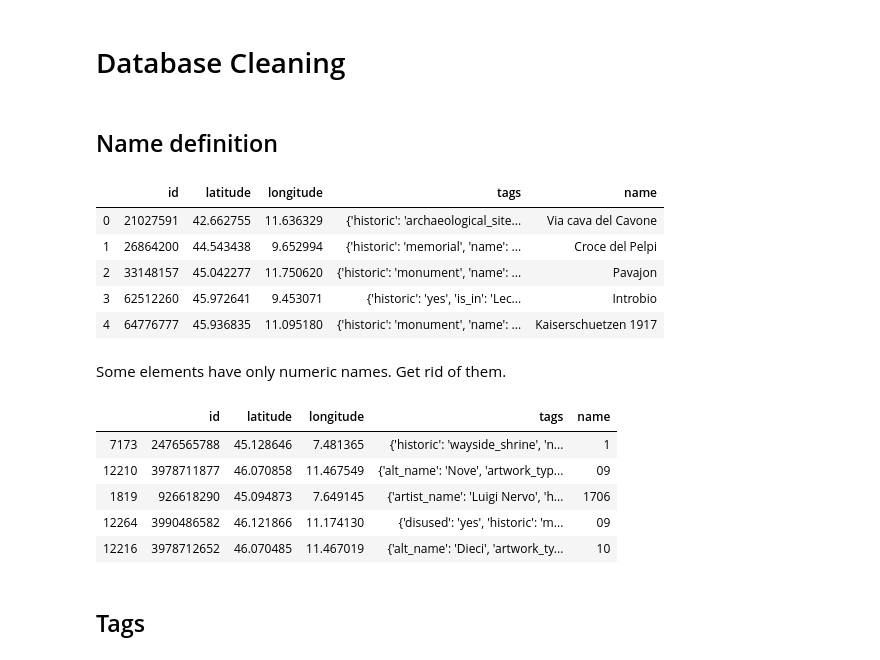
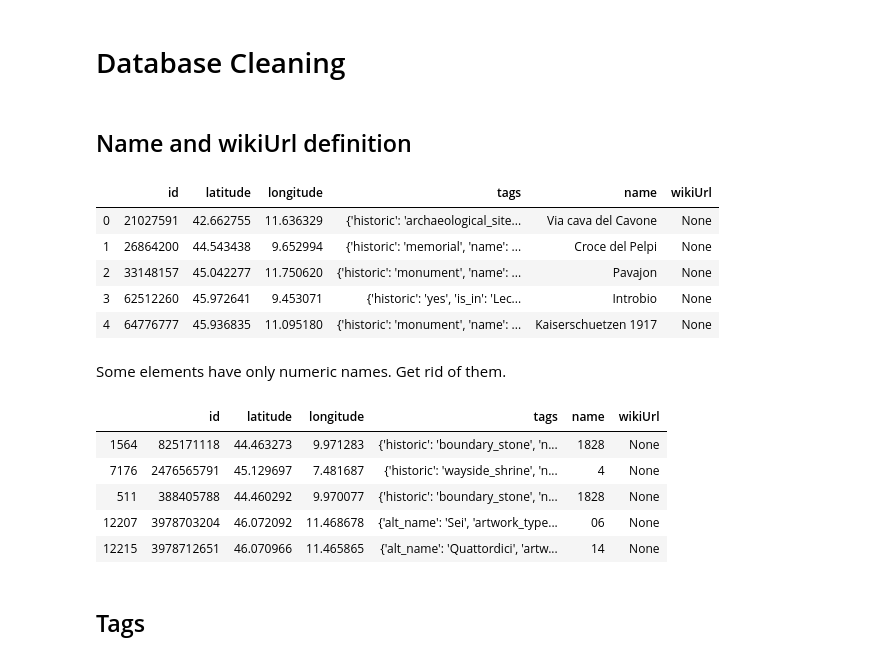
Before and after one commit to jacogasp/monuments, a Jupyter notebook: Scripts/Database.ipynb, the cells around one changed output. Saved outputs shown, nothing was run; the diff lists cells and outputs as text; code cells hidden in the pictures.

```diff
--- a/Scripts/Database.ipynb
+++ b/Scripts/Database.ipynb
@@ -117,29 +117,64 @@ df.head()
 # %% [markdown]
 # Database Cleaning
 # %% [markdown]
-## Name definition
+## Name and wikiUrl definition
-# %%
-df["name"] = df.apply(lambda x: x.tags["name"], axis=1)
-df.head()
-# %% [output]
-|  | id | latitude | longitude | tags | name |
-| 0 | 21027591 | 42.662755 | 11.636329 | {'historic': 'archaeological_site... | Via cava del Cavone |
-| 1 | 26864200 | 44.543438 | 9.652994 | {'historic': 'memorial', 'name': ... | Croce del Pelpi |
-| 2 | 33148157 | 45.042277 | 11.750620 | {'historic': 'monument', 'name': ... | Pavajon |
-| 3 | 62512260 | 45.972641 | 9.453071 | {'historic': 'yes', 'is_in': 'Lec... | Introbio |
-| 4 | 64776777 | 45.936835 | 11.095180 | {'historic': 'monument', 'name': ... | Kaiserschuetzen 1917 |
+# %%
+def wikipedia_url(tags):
+    if "wikipedia" in tags:
+        wiki = tags["wikipedia"]
+        if "https" not in wiki:
+            base_url = "https://%s.wikipedia.org/wiki/%s"
+
+            if len(wiki.split(":")) > 1:
+                lang, name = wiki.split(":")
+                name = "_".join(name.split(" "))
+            else:
+                lang = "it"
+                name = "_".join(wiki.split(" "))
+            return "https://%s.wikipedia.org/wiki/%s" % (lang, name)
+        else:
+            return wiki
+
+def wiki_pageid(tags):
+    if "wikipedia" in tags:
+        wiki = tags["wikipedia"]
+
+        if "https" in wiki:
+            pageid = wiki.split("/")[-1]
+            extension = pageid.split(".")
+
+            if len(extension) > 1:
+                return None
+            pageid = " ".join(pageid.split("_"))
+            lang = wiki.split("/")[2].split(".")[0]
+            return f"{lang}:pageid"
+        else:
+            if len(wiki.split(":")) == 2:
+                return wiki
+
+
+df["name"] = df.apply(lambda x: x.tags["name"], axis=1)
+df["wikiUrl"] = df.apply(lambda x: wiki_pageid(x.tags), axis=1)
+df.head()
+# %% [output]
+|  | id | latitude | longitude | tags | name | wikiUrl |
+| 0 | 21027591 | 42.662755 | 11.636329 | {'historic': 'archaeological_site... | Via cava del Cavone | None |
+| 1 | 26864200 | 44.543438 | 9.652994 | {'historic': 'memorial', 'name': ... | Croce del Pelpi | None |
+| 2 | 33148157 | 45.042277 | 11.750620 | {'historic': 'monument', 'name': ... | Pavajon | None |
+| 3 | 62512260 | 45.972641 | 9.453071 | {'historic': 'yes', 'is_in': 'Lec... | Introbio | None |
+| 4 | 64776777 | 45.936835 | 11.095180 | {'historic': 'monument', 'name': ... | Kaiserschuetzen 1917 | None |
 # %% [markdown]
 Some elements have only numeric names. Get rid of them.
 # %%
 numeric_names = df["name"].apply(lambda x: x.isdigit())
 df[numeric_names].sample(5)
 # %% [output]
-|  | id | latitude | longitude | tags | name |
-| 7173 | 2476565788 | 45.128646 | 7.481365 | {'historic': 'wayside_shrine', 'n... | 1 |
-| 12210 | 3978711877 | 46.070858 | 11.467549 | {'alt_name': 'Nove', 'artwork_typ... | 09 |
-| 1819 | 926618290 | 45.094873 | 7.649145 | {'artist_name': 'Luigi Nervo', 'h... | 1706 |
-| 12264 | 3990486582 | 46.121866 | 11.174130 | {'disused': 'yes', 'historic': 'm... | 09 |
-| 12216 | 3978712652 | 46.070485 | 11.467019 | {'alt_name': 'Dieci', 'artwork_ty... | 10 |
+|  | id | latitude | longitude | tags | name | wikiUrl |
+| 1564 | 825171118 | 44.463273 | 9.971283 | {'historic': 'boundary_stone', 'n... | 1828 | None |
+| 7176 | 2476565791 | 45.129697 | 7.481687 | {'historic': 'wayside_shrine', 'n... | 4 | None |
+| 511 | 388405788 | 44.460292 | 9.970077 | {'historic': 'boundary_stone', 'n... | 1828 | None |
+| 12207 | 3978703204 | 46.072092 | 11.468678 | {'alt_name': 'Sei', 'artwork_type... | 06 | None |
+| 12215 | 3978712651 | 46.070966 | 11.465865 | {'alt_name': 'Quattordici', 'artw... | 14 | None |
 # %%
 # Keep only not numeric names
 df = df[~numeric_names]
```
Also changed, not shown: parts of 14 cells of this notebook, 4 other files.
